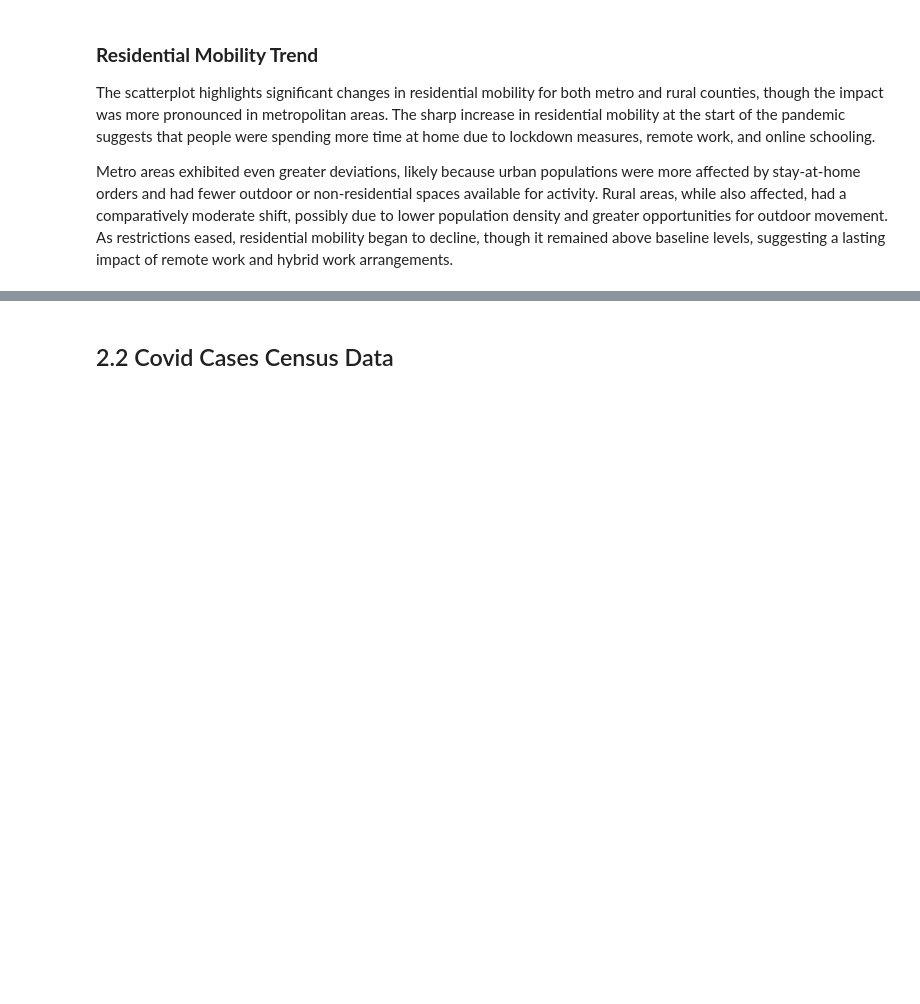
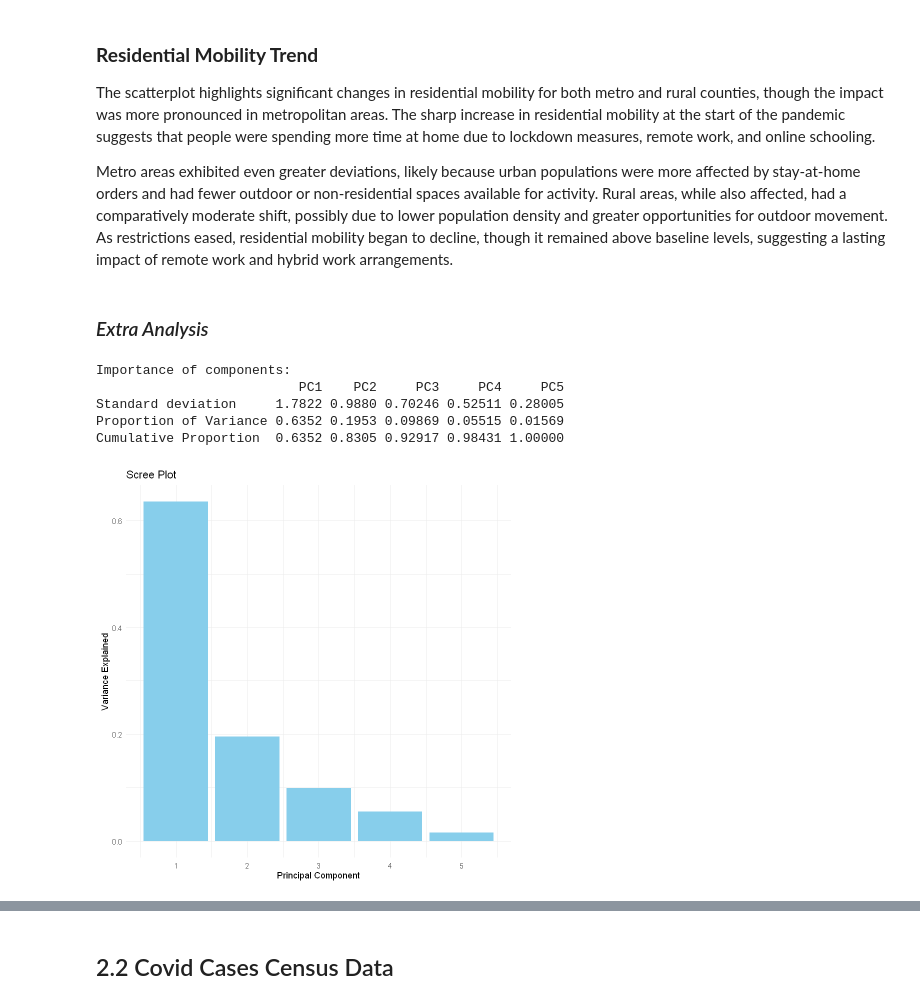
Before and after one commit to Juan-Carlos-D/DM-Team, a Jupyter notebook: Project 1/Rough Drafts/2. Data Understanding/2. Data Understanding.ipynb, the cells around one changed output, grey strips where cells are left out. Saved outputs shown, nothing was run; the diff lists cells and outputs as text; code cells hidden in the pictures; blank space fills up the shorter version.

Commit message:
added the extra analysis to the first dataset

```diff
--- a/Project 1/Rough Drafts/1. Business Understanding/2. Data Understanding.ipynb
+++ b/Project 1/Rough Drafts/2. Data Understanding/2. Data Understanding.ipynb
@@ -1241,3 +1245,45 @@ shift, possibly due to lower population density and greater opportunities for ou
 movement. As restrictions eased, residential mobility began to decline, though it
 remained above baseline levels, suggesting a lasting impact of remote work and
 hybrid work arrangements.
+# %% [markdown]
+### *Extra Analysis*
+# %%
+# Prepare and standardize the data for PCA
+mobility_data_scaled <- scale(texas_mobility_data_cleaned %>%
+  select(
+    retail_and_recreation_percent_change_from_baseline,
+    grocery_and_pharmacy_percent_change_from_baseline,
+    workplaces_percent_change_from_baseline,
+    residential_percent_change_from_baseline,
+    transit_stations_percent_change_from_baseline
+  ))
+
+# Perform PCA
+pca <- prcomp(mobility_data_scaled)
+
+# PCA Summary (Explained Variance)
+summary(pca)
+# %% [output]
+Importance of components:
+                          PC1    PC2     PC3     PC4     PC5
+Standard deviation     1.7822 0.9880 0.70246 0.52511 0.28005
+Proportion of Variance 0.6352 0.1953 0.09869 0.05515 0.01569
+Cumulative Proportion  0.6352 0.8305 0.92917 0.98431 1.00000
+# %%
+# Extract PCA loadings (contributions of original variables)
+pca_loadings <- as.data.frame(pca$rotation)
+pca_loadings$Variable <- c("rr", "gp", "w", "r", "t")  # Renamed variables for clarity
+
+# Extract PCA scores and attach county information
+biplot_data <- as.data.frame(pca$x) %>%
+  cbind(County = texas_mobility_data_cleaned$sub_region_2)
+
+# Scree Plot (Variance Explained by Each Principal Component)
+scree_data <- data.frame(PC = 1:length(pca$sdev), Variance = pca$sdev^2 / sum(pca$sdev^2))
+# %%
+ggplot(scree_data, aes(x = PC, y = Variance)) +
+  geom_bar(stat = "identity", fill = "skyblue") +
+  labs(title = "Scree Plot", x = "Principal Component", y = "Variance Explained") +
+  theme_minimal()
+# %% [output]
+[figure, added]
```
Also changed, not shown: parts of 10 cells of this notebook.
